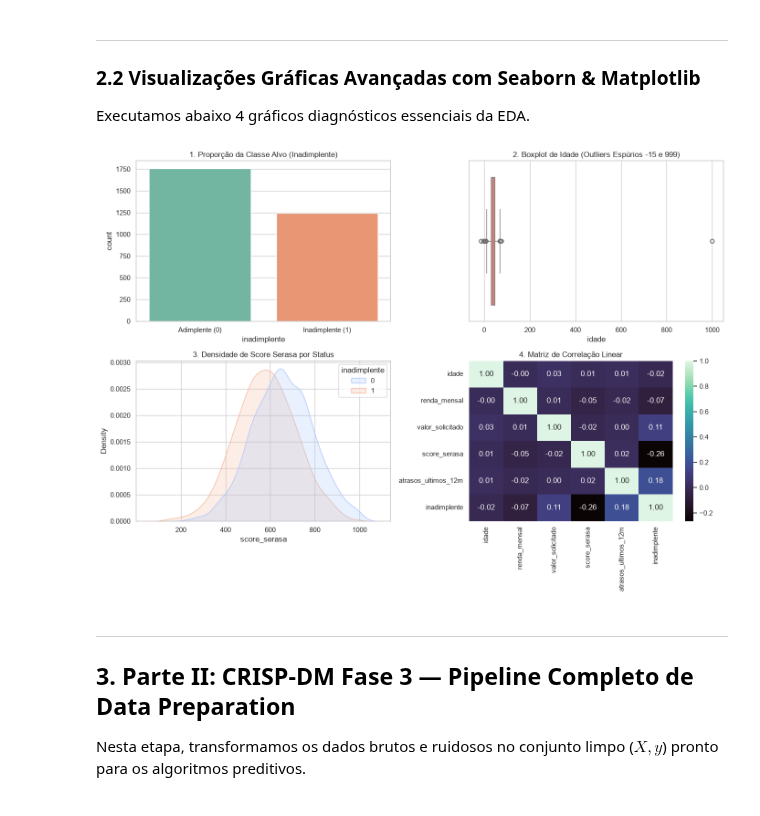
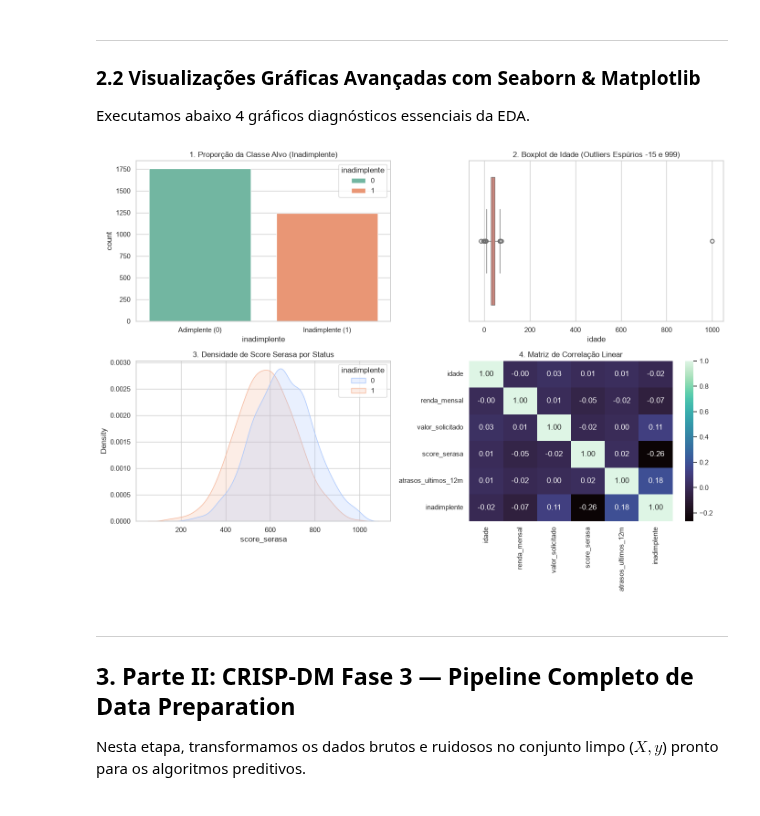
Before and after one commit to profAndreSouza/Material, a Jupyter notebook: Ciencia de Dados/aulas/semana_03.ipynb, the cells around one changed output. Drawn from its saved outputs; the diff is of its cells as text; code cells hidden in the pictures.

```diff
--- a/Ciencia de Dados/aulas/semana_03.ipynb
+++ b/Ciencia de Dados/aulas/semana_03.ipynb
@@ -21,0 +33,4 @@ A **EDA** (*Exploratory Data Analysis*) combina técnicas de estatística descri
+# %%
+# Reutilizando df_raw da Semana 02
+df_raw = pd.read_csv('../materiais/CRISP_DM_Random_Forest_Credito.csv')
+print("CSV importado para o DataFrame 'df_raw'.")
@@ -48,36 +60,33 @@ Intervalo Interquartil (IQR): R$ 4,857.56 (Q1: R$ 2,559.41 | Q3: R$ 7,416.98)
 
 Executamos abaixo 4 gráficos diagnósticos essenciais da EDA.
 # %%
-# Geração dos Gráficos da EDA
-import matplotlib.pyplot as plt
-import seaborn as sns
-
 sns.set_theme(style="whitegrid")
 fig, axes = plt.subplots(2, 2, figsize=(14, 10))
 
 # 1. Contagem da classe alvo
-sns.countplot(data=df_raw, x='inadimplente', palette='Set2', ax=axes[0, 0])
+sns.countplot(data=df_raw, x='inadimplente', hue='inadimplente', palette='Set2', ax=axes[0, 0])
 axes[0, 0].set_title('1. Proporção da Classe Alvo (Inadimplente)')
+axes[0, 0].set_xticks([0, 1])
 axes[0, 0].set_xticklabels(['Adimplente (0)', 'Inadimplente (1)'])
 
 # 2. Boxplot de Idade evidenciando Outliers
 sns.boxplot(x=df_raw['idade'], color='salmon', ax=axes[0, 1])
 axes[0, 1].set_title('2. Boxplot de Idade (Outliers Espúrios -15 e 999)')
 
 # 3. Distribuição de Score Serasa por Status de Inadimplência
 sns.kdeplot(data=df_raw, x='score_serasa', hue='inadimplente', common_norm=False, fill=True, palette='coolwarm', ax=axes[1, 0])
 axes[1, 0].set_title('3. Densidade de Score Serasa por Status')
 
 # 4. Matriz de Correlação entre variáveis numéricas
 cols_num_corr = ['idade', 'renda_mensal', 'valor_solicitado', 'score_serasa', 'atrasos_ultimos_12m', 'inadimplente']
 corr_matrix = df_raw[cols_num_corr].corr()
 sns.heatmap(corr_matrix, annot=True, fmt='.2f', cmap='mako', ax=axes[1, 1])
 axes[1, 1].set_title('4. Matriz de Correlação Linear')
 
 plt.tight_layout()
 plt.show()
 # %% [output]
-[figure, old version]
+[figure, new version]
 # %% [markdown]
 ---
 ## 3. Parte II: CRISP-DM Fase 3 — Pipeline Completo de Data Preparation
```
Also changed, not shown: parts of 4 cells of this notebook, 2 other files.
